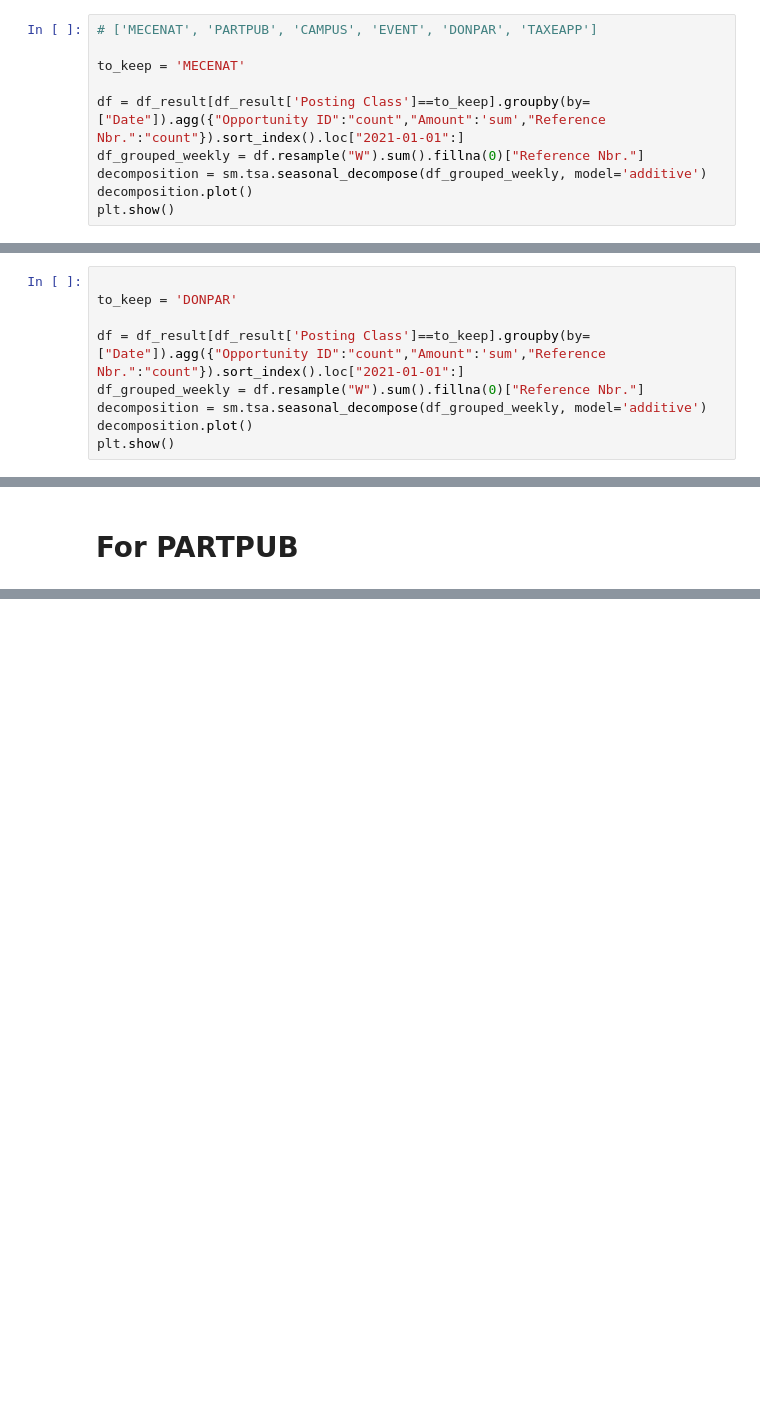
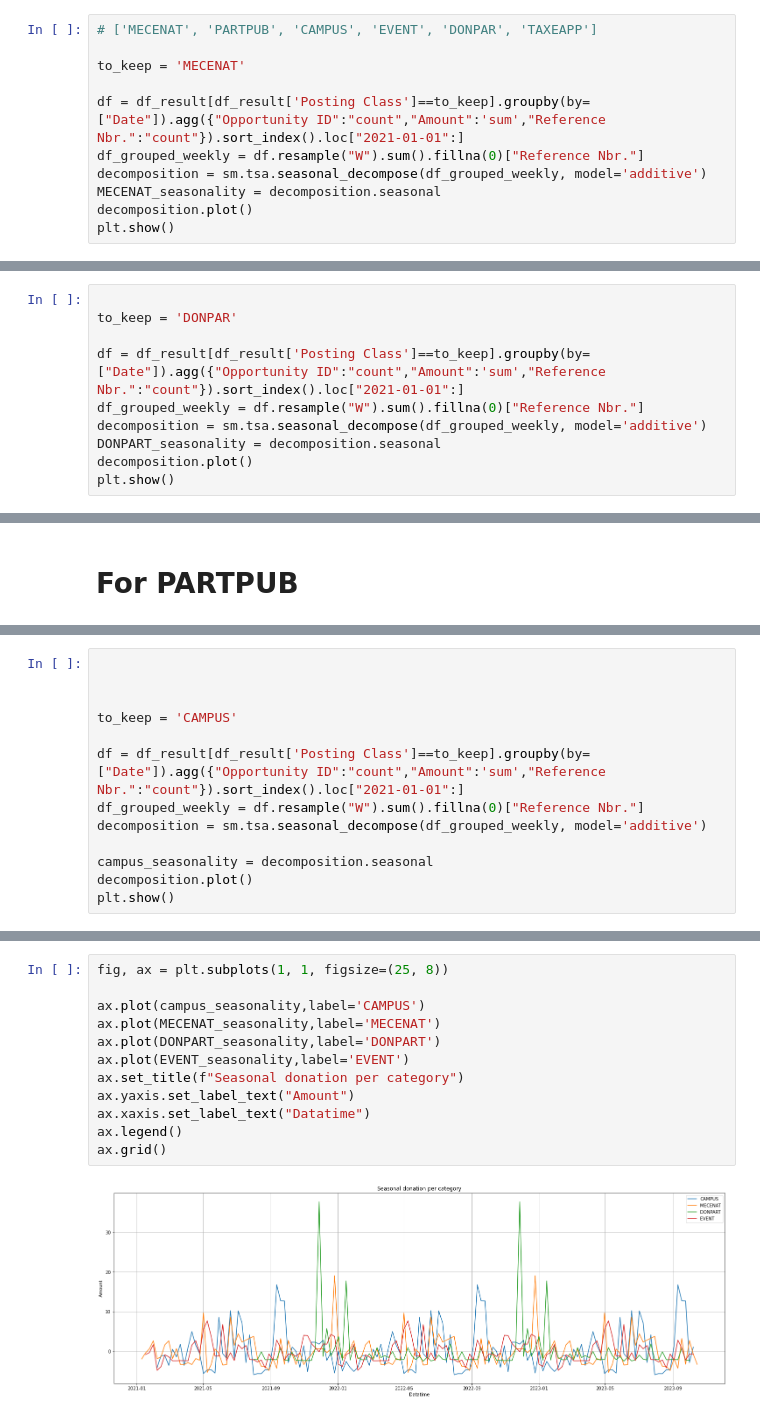
Before and after one commit to dfgparis23/Team-1, a Jupyter notebook: timeseries_analysis.ipynb, the cells around one changed output, grey strips where cells are left out. Cells and saved outputs as stored; diff of their text form; blank space fills up the shorter version.

```diff
--- a/timeseries_analysis.ipynb
+++ b/timeseries_analysis.ipynb
@@ -108,6 +113,7 @@ to_keep = 'MECENAT'
 df = df_result[df_result['Posting Class']==to_keep].groupby(by=["Date"]).agg({"Opportunity ID":"count","Amount":'sum',"Reference Nbr.":"count"}).sort_index().loc["2021-01-01":]
 df_grouped_weekly = df.resample("W").sum().fillna(0)["Reference Nbr."]
 decomposition = sm.tsa.seasonal_decompose(df_grouped_weekly, model='additive')
+MECENAT_seasonality = decomposition.seasonal
 decomposition.plot()
 plt.show()
 # %% [output]
@@ -135,6 +142,7 @@ to_keep = 'DONPAR'
 df = df_result[df_result['Posting Class']==to_keep].groupby(by=["Date"]).agg({"Opportunity ID":"count","Amount":'sum',"Reference Nbr.":"count"}).sort_index().loc["2021-01-01":]
 df_grouped_weekly = df.resample("W").sum().fillna(0)["Reference Nbr."]
 decomposition = sm.tsa.seasonal_decompose(df_grouped_weekly, model='additive')
+DONPART_seasonality = decomposition.seasonal
 decomposition.plot()
 plt.show()
 # %% [output]
@@ -154,3 +163,16 @@ decomposition.plot()
 plt.show()
 # %% [output]
 [figure]
+# %%
+
+
+
+to_keep = 'CAMPUS'
+
+df = df_result[df_result['Posting Class']==to_keep].groupby(by=["Date"]).agg({"Opportunity ID":"count","Amount":'sum',"Reference Nbr.":"count"}).sort_index().loc["2021-01-01":]
+df_grouped_weekly = df.resample("W").sum().fillna(0)["Reference Nbr."]
+decomposition = sm.tsa.seasonal_decompose(df_grouped_weekly, model='additive')
+
+campus_seasonality = decomposition.seasonal
+decomposition.plot()
+plt.show()
@@ -156,0 +207,14 @@ plt.show()
+# %%
+fig, ax = plt.subplots(1, 1, figsize=(25, 8))
+
+ax.plot(campus_seasonality,label='CAMPUS')
+ax.plot(MECENAT_seasonality,label='MECENAT')
+ax.plot(DONPART_seasonality,label='DONPART')
+ax.plot(EVENT_seasonality,label='EVENT')
+ax.set_title(f"Seasonal donation per category")
+ax.yaxis.set_label_text("Amount")
+ax.xaxis.set_label_text("Datatime")
+ax.legend()
+ax.grid()
+# %% [output]
+[figure, added]
```
Also changed, not shown: parts of 7 cells of this notebook, 1 other file.
